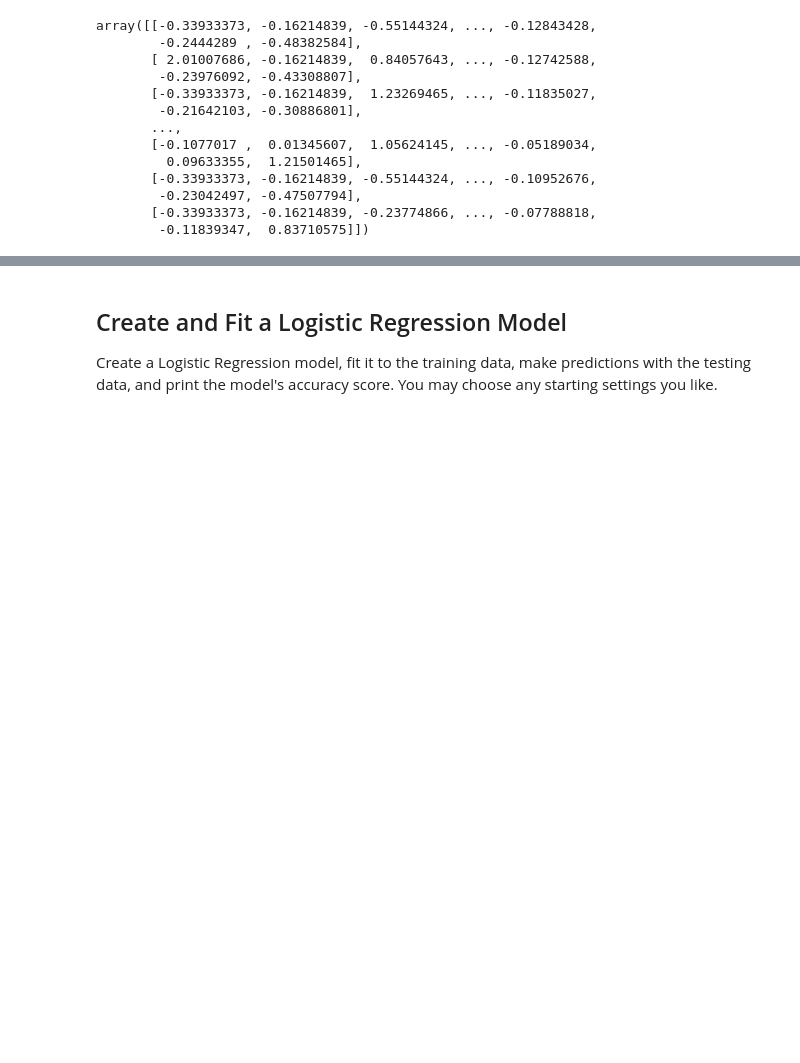
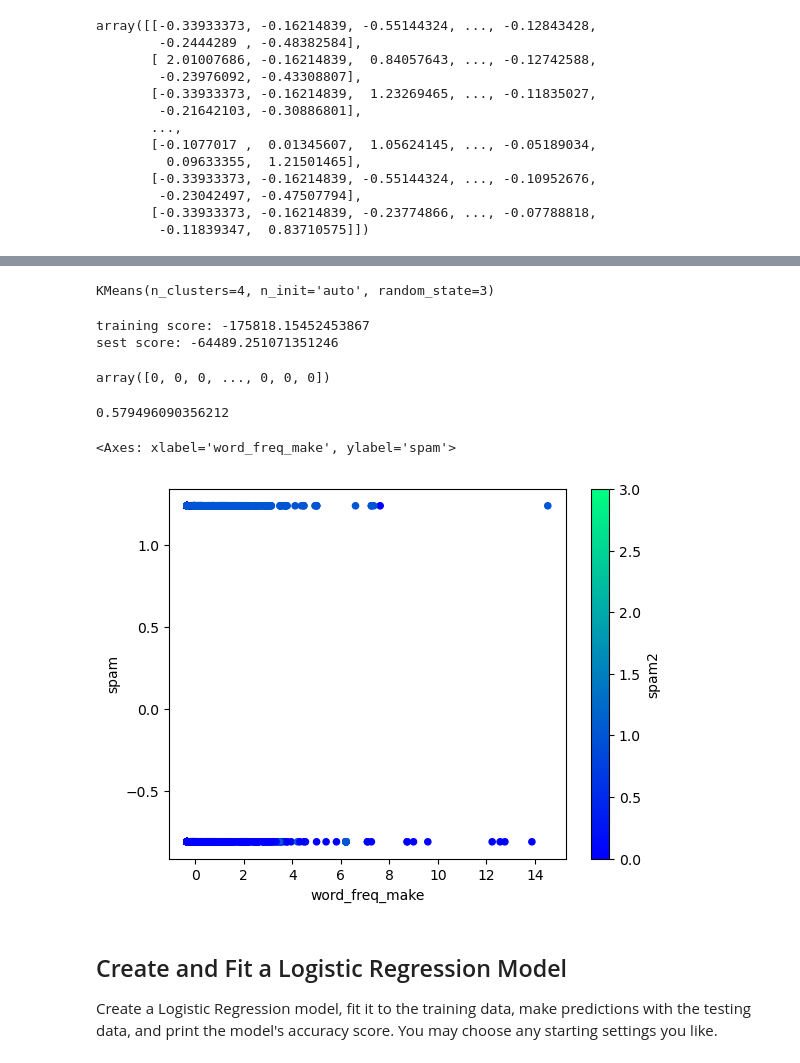
Before and after one commit to chinnamanaidu/classification-challenge, a Jupyter notebook: spam_detector.ipynb, the cells around one changed output, grey strips where cells are left out. Saved outputs shown, nothing was run; the diff lists cells and outputs as text; code cells hidden in the pictures; blank space fills up the shorter version.

```diff
--- a/spam_detector.ipynb
+++ b/spam_detector.ipynb
@@ -203,3 +325,53 @@ array([[-0.33933373, -0.16214839, -0.55144324, ..., -0.12843428,
+# %%
+model1 = KMeans(n_clusters=4, n_init='auto', random_state=3)
+model1.fit(X_train_scaled, y_train)
+# %% [output]
+KMeans(n_clusters=4, n_init='auto', random_state=3)
+# %%
+train_score = model1.score(X_train_scaled, y_train)
+test_score = model1.score(X_test_scaled, y_test)
+
+
+print("training score:", train_score)
+print("sest score:", test_score)
+# %% [output]
+training score: -175818.15452453867
+sest score: -64489.251071351246
+# %%
+predictions = model1.predict(X_test_scaled)
+
+# Review the predictions
+predictions
+# %% [output]
+array([0, 0, 0, ..., 0, 0, 0])
+# %%
+#The custom build accuracy score
+accuracy_score(y_test, predictions)
+# %% [output]
+0.579496090356212
+# %%
+model = KMeans(n_clusters=4, n_init='auto', random_state=3)
+
+# Fit the model
+model.fit(spam_scaled_sales_df)
+
+# Make predictions
+k_3 = model.predict(spam_scaled_sales_df)
+
+# Create a copy of the preprocessed data
+spam_scaled_sales_df_predictions_df = spam_scaled_sales_df.copy()
+
+# Add a class column with the labels
+spam_scaled_sales_df_predictions_df['spam2'] = k_3
+# %%
+spam_scaled_sales_df_predictions_df.plot.scatter(
+    x="word_freq_make",
+    y="spam",
+    c="spam2",
+    colormap="winter")
+# %% [output]
+<Axes: xlabel='word_freq_make', ylabel='spam'>
+[figure, added]
 # %% [markdown]
 ## Create and Fit a Logistic Regression Model
 
```
Also changed, not shown: parts of 7 cells of this notebook.
